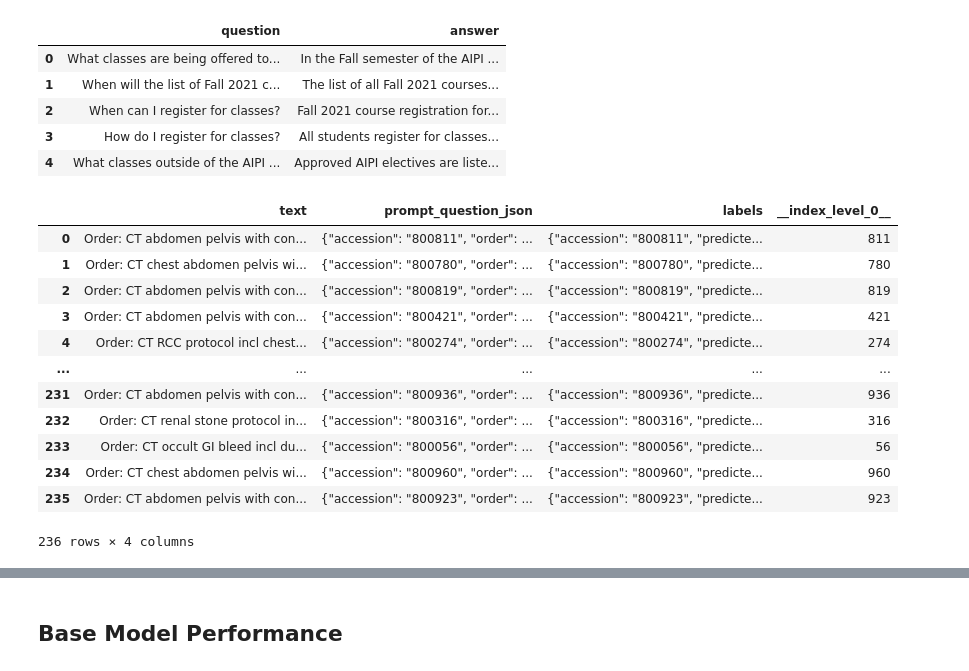
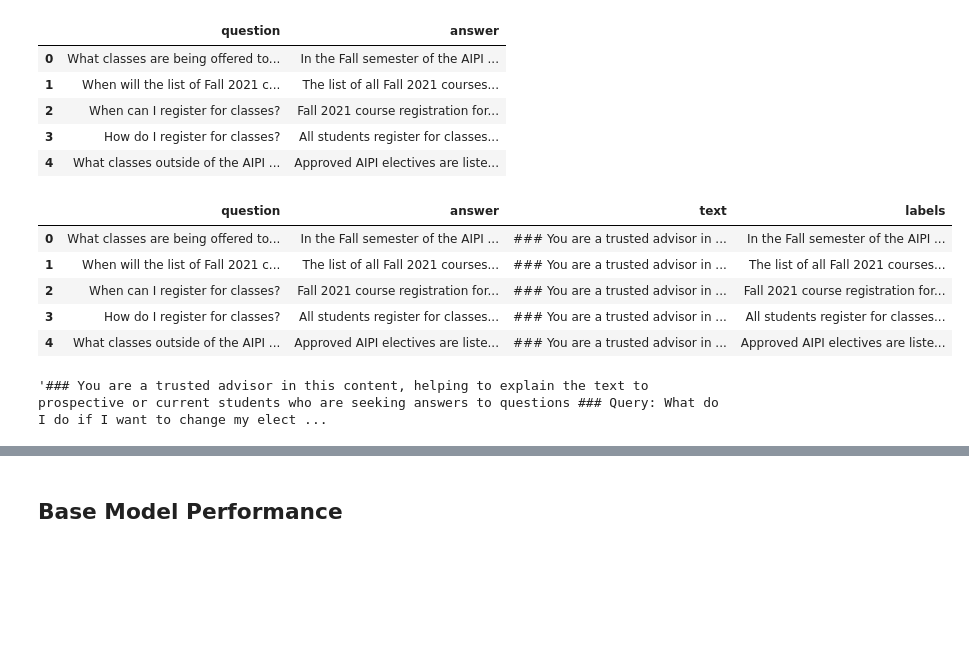
Before and after one commit to mille055/duke_chatbot, a Jupyter notebook: notebooks/chatbot_Finetune_notebook.ipynb, the cells around one changed output, grey strips where cells are left out. Drawn from its saved outputs; the diff is of its cells as text; code cells hidden in the pictures; blank space fills up the shorter version.

```diff
--- a/notebooks/chatbot_Finetune_notebook.ipynb
+++ b/notebooks/chatbot_Finetune_notebook.ipynb
@@ -172,24 +179,24 @@ text_df.head()
 | 2 | When can I register for classes? | Fall 2021 course registration for... |
 | 3 | How do I register for classes? | All students register for classes... |
 | 4 | What classes outside of the AIPI ... | Approved AIPI electives are liste... |
+# %%
+prompt_df = text_df.copy()
+prompt_df['text'] = '### ' + prompt_instruction + ' ### Query: ' + prompt_df['question']
+prompt_df['labels'] = prompt_df['answer']
+prompt_df.head()
+# %% [output]
+|  | question | answer | text | labels |
+| 0 | What classes are being offered to... | In the Fall semester of the AIPI ... | ### You are a trusted advisor in ... | In the Fall semester of the AIPI ... |
+| 1 | When will the list of Fall 2021 c... | The list of all Fall 2021 courses... | ### You are a trusted advisor in ... | The list of all Fall 2021 courses... |
+| 2 | When can I register for classes? | Fall 2021 course registration for... | ### You are a trusted advisor in ... | Fall 2021 course registration for... |
+| 3 | How do I register for classes? | All students register for classes... | ### You are a trusted advisor in ... | All students register for classes... |
+| 4 | What classes outside of the AIPI ... | Approved AIPI electives are liste... | ### You are a trusted advisor in ... | Approved AIPI electives are liste... |
 # %%
 dataset = Dataset(pa.Table.from_pandas(prompt_df))
 # %%
 train_data, test_data = train_test_split(dataset, test_size=0.2, random_state=12)
 # %%
 test_data_df = pd.DataFrame(test_data)
-test_data_df
+test_data_df.iloc[0].text
 # %% [output]
-|  | text | prompt_question_json | labels | __index_level_0__ |
-| 0 | Order: CT abdomen pelvis with con... | {"accession": "800811", "order": ... | {"accession": "800811", "predicte... | 811 |
-| 1 | Order: CT chest abdomen pelvis wi... | {"accession": "800780", "order": ... | {"accession": "800780", "predicte... | 780 |
-| 2 | Order: CT abdomen pelvis with con... | {"accession": "800819", "order": ... | {"accession": "800819", "predicte... | 819 |
-| 3 | Order: CT abdomen pelvis with con... | {"accession": "800421", "order": ... | {"accession": "800421", "predicte... | 421 |
-| 4 | Order: CT RCC protocol incl chest... | {"accession": "800274", "order": ... | {"accession": "800274", "predicte... | 274 |
-| ... | ... | ... | ... | ... |
-| 231 | Order: CT abdomen pelvis with con... | {"accession": "800936", "order": ... | {"accession": "800936", "predicte... | 936 |
-| 232 | Order: CT renal stone protocol in... | {"accession": "800316", "order": ... | {"accession": "800316", "predicte... | 316 |
-| 233 | Order: CT occult GI bleed incl du... | {"accession": "800056", "order": ... | {"accession": "800056", "predicte... | 56 |
-| 234 | Order: CT chest abdomen pelvis wi... | {"accession": "800960", "order": ... | {"accession": "800960", "predicte... | 960 |
-| 235 | Order: CT abdomen pelvis with con... | {"accession": "800923", "order": ... | {"accession": "800923", "predicte... | 923 |
-236 rows × 4 columns
+'### You are a trusted advisor in this content, helping to explain the text to prospective or current students who are seeking answers to questions ### Query: What do I do if I want to change my elect ...
```
Also changed, not shown: parts of 15 cells of this notebook.
